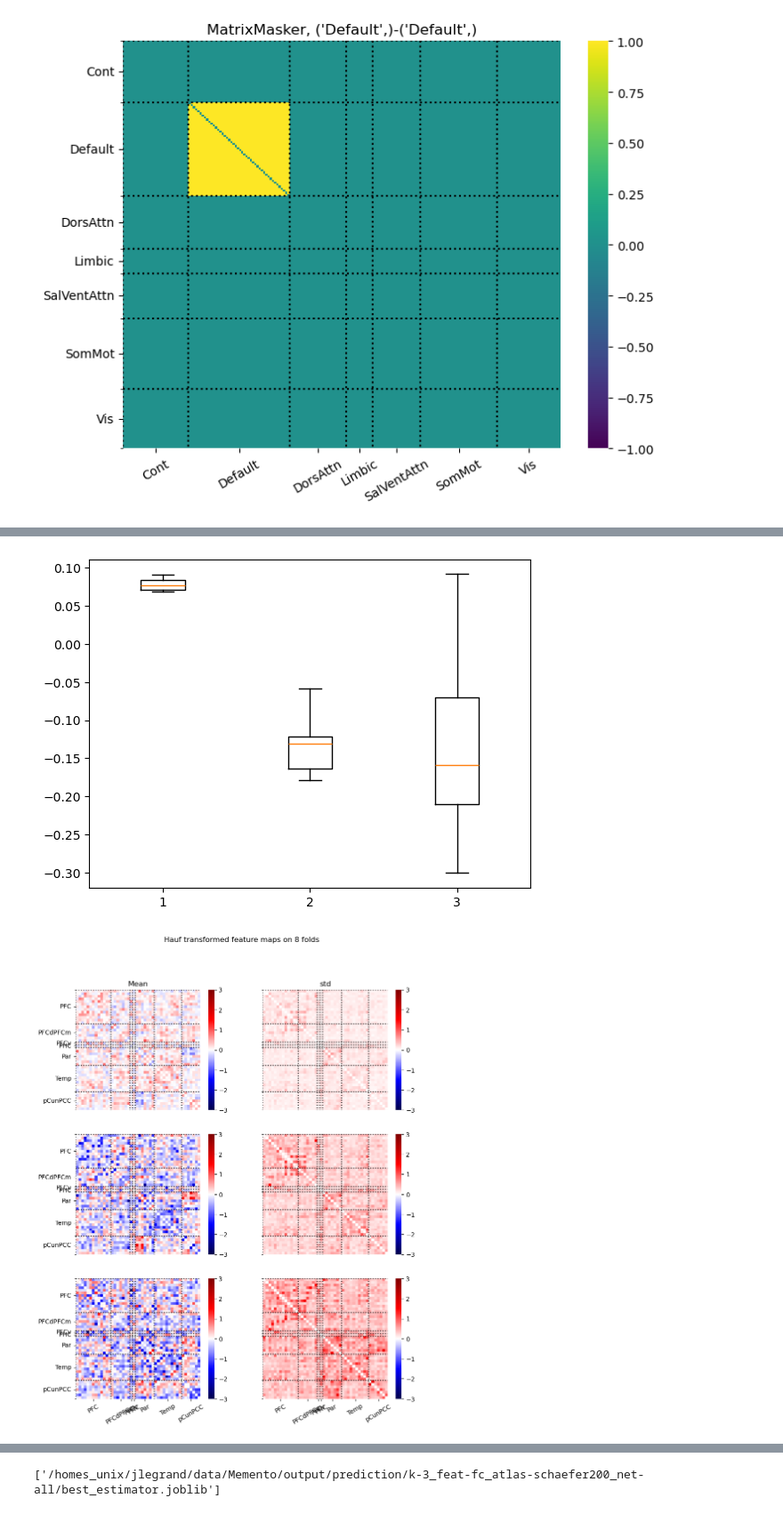
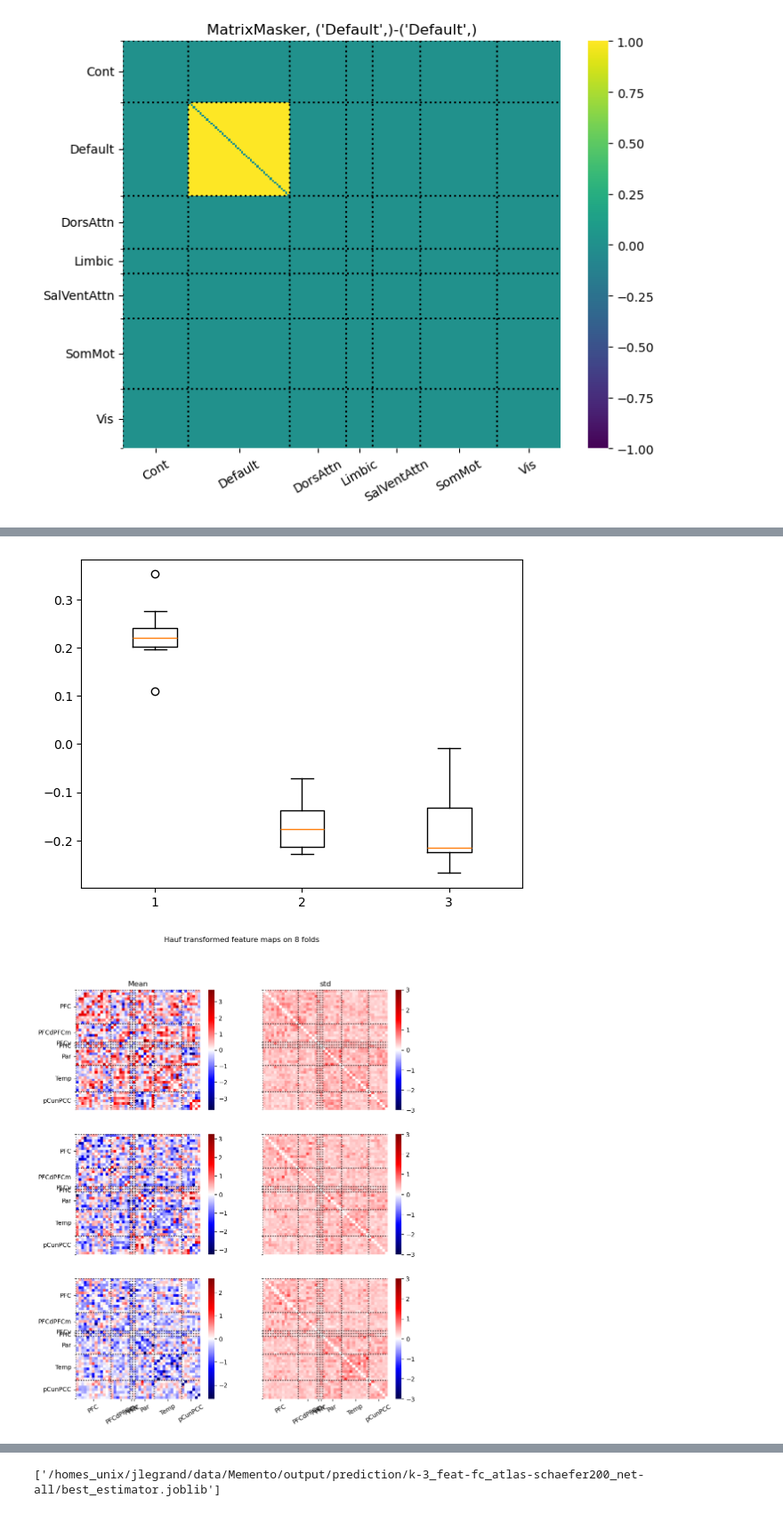
Before and after one commit to jonathan-legrand/cogpred, a Jupyter notebook: predict_cluster_fc.ipynb, the cells around one changed output, grey strips where cells are left out. Shown at 89% size. Cells and saved outputs as stored; diff of their text form; code cells hidden in the pictures.

```diff
--- a/predict_cluster_fc.ipynb
+++ b/predict_cluster_fc.ipynb
@@ -78,17 +72,14 @@ from cogpred.supervised import run_cv
 from sklearn.linear_model import SGDClassifier
 from sklearn.pipeline import Pipeline
 from sklearn import preprocessing
-from sklearn.model_selection import StratifiedGroupKFold
+from sklearn.model_selection import StratifiedGroupKFold, GroupKFold
 
 net = SGDClassifier(
-    loss="hinge",
-    penalty="elasticnet",
-    max_iter=1000,
-    random_state=1999,
-    early_stopping=True,
-    class_weight="balanced"
-)
-
+        loss="log_loss",
+        penalty="l1",
+        max_iter=3000,
+        random_state=2024,
+    )
 
 clf = Pipeline(
     [
@@ -101,6 +92,6 @@ clf = Pipeline(
 
 
 cats = ("stable", "slow", "steep")
-outer_cv = StratifiedGroupKFold(n_splits=8, shuffle=True, random_state=1999)
+outer_cv = GroupKFold(n_splits=8)
 
 test_scores, cm, hmat = run_cv(clf, matrices, metadata, outer_cv)
@@ -130,4 +156,4 @@ plt.boxplot(
 )
 plt.show()
 # %% [output]
-[figure, old version]
+[figure, new version]
@@ -168,38 +189,38 @@ else:
 fig, axes = plt.subplots(3, 2, figsize=(10, 12))
 
 for i, cat in enumerate(cats):
-    meanmap = np.mean(hmat[:, i, ...], axis=0)
+    meanmap = np.median(hmat[:, i, ...], axis=0)
     stdmap = np.std(hmat[:, i, ...], axis=0)
 
     plot_matrix(
         meanmap,
         disp_atlas,
         axes=axes[i, 0],
-        bounds=(-3, 3),
+        #bounds=(-2, 2),
         cmap="seismic",
     )
     plot_matrix(
         stdmap,
         disp_atlas,
         axes=axes[i, 1],
         bounds=(-3, 3),
         cmap="seismic",
     )
     axes[i, 1].set(yticklabels=[])
     axes[i, 1].tick_params(left=False)
     if i < 2:
         axes[i, 0].set(xticklabels=[])
         axes[i, 0].tick_params(bottom=False)
         axes[i, 1].set(xticklabels=[])
         axes[i, 1].tick_params(bottom=False)
 
 
 axes[0, 0].set_title("Mean")
 axes[0, 1].set_title("std")
 fig.suptitle(f"Hauf transformed feature maps on {len(hmat)} folds")
 plt.show()
 # %% [output]
-[figure, old version]
+[figure, new version]
 # %%
 for mat in hmat:
     plot_matrix(mat[0], disp_atlas)
```
Also changed, not shown: parts of 16 cells of this notebook.
